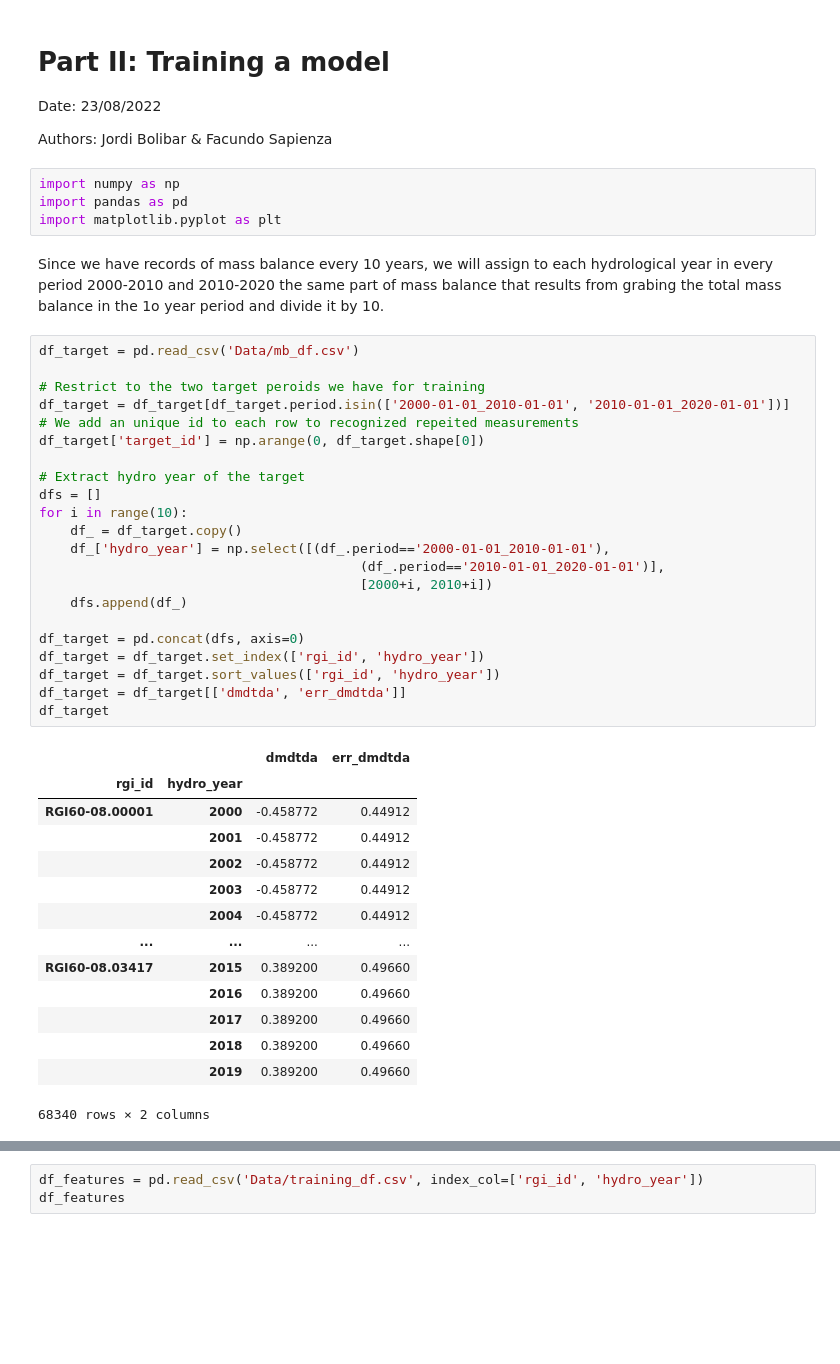
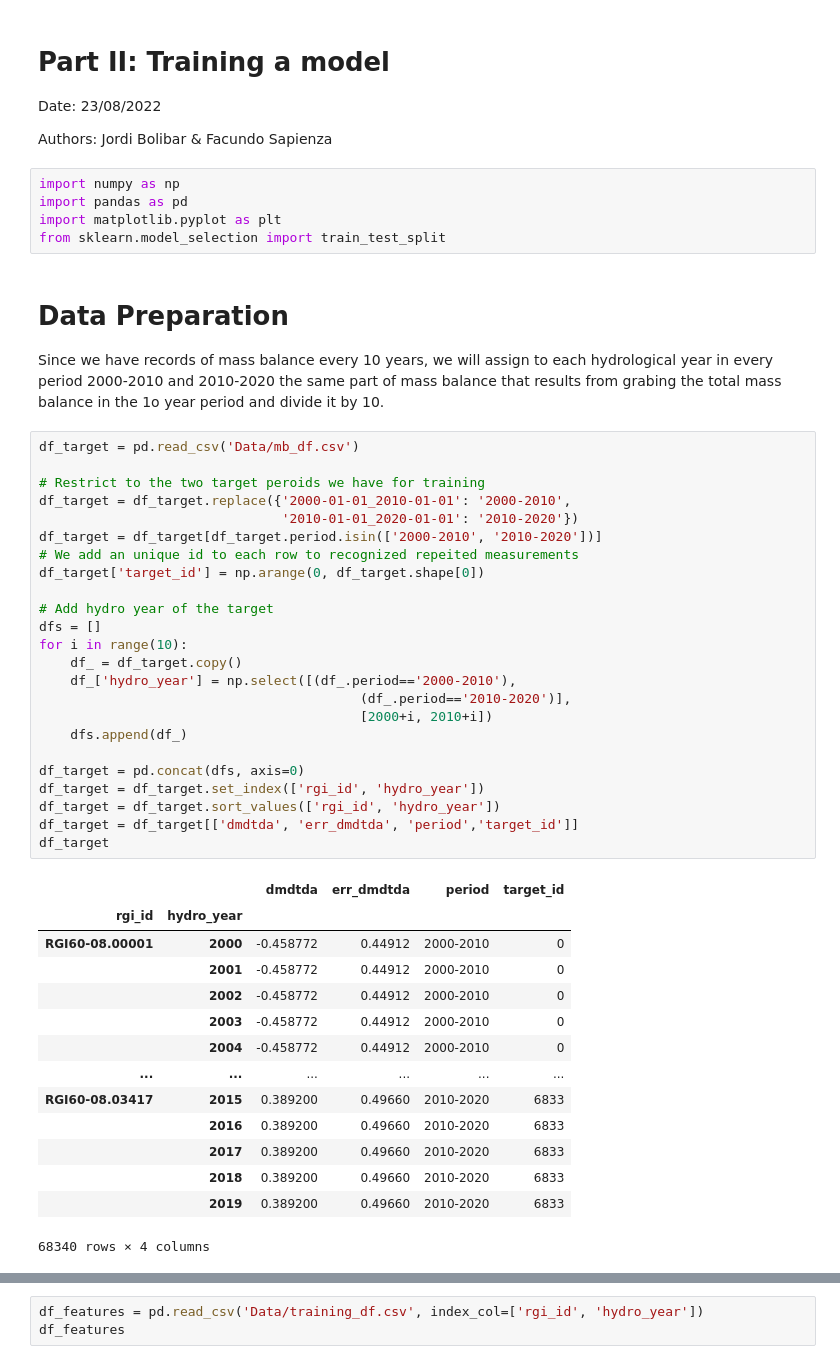
Before and after one commit to Machine-Learning-in-Glaciology-Workshop/Project_MB_Regression, a Jupyter notebook: 2_Training.ipynb, the cells around one changed output, grey strips where cells are left out. Saved outputs shown, nothing was run; the diff lists cells and outputs as text; blank space fills up the shorter version.

Commit message:
[WIP] Data setup and some models

```diff
--- a/2_Training.ipynb
+++ b/2_Training.ipynb
@@ -8,42 +8,47 @@ Authors: Jordi Bolibar & Facundo Sapienza
 import numpy as np
 import pandas as pd
 import matplotlib.pyplot as plt
+from sklearn.model_selection import train_test_split
 # %% [markdown]
+# Data Preparation
+
 Since we have records of mass balance every 10 years, we will assign to each hydrological year in every period 2000-2010 and 2010-2020 the same part of mass balance that results from grabing the total mass balance in the 1o year period and divide it by 10.
 # %%
 df_target = pd.read_csv('Data/mb_df.csv')
 
 # Restrict to the two target peroids we have for training
-df_target = df_target[df_target.period.isin(['2000-01-01_2010-01-01', '2010-01-01_2020-01-01'])]
+df_target = df_target.replace({'2000-01-01_2010-01-01': '2000-2010',
+                               '2010-01-01_2020-01-01': '2010-2020'})
+df_target = df_target[df_target.period.isin(['2000-2010', '2010-2020'])]
 # We add an unique id to each row to recognized repeited measurements
 df_target['target_id'] = np.arange(0, df_target.shape[0])
 
-# Extract hydro year of the target
+# Add hydro year of the target
 dfs = []
 for i in range(10):
     df_ = df_target.copy()
-    df_['hydro_year'] = np.select([(df_.period=='2000-01-01_2010-01-01'),
-                                         (df_.period=='2010-01-01_2020-01-01')],
+    df_['hydro_year'] = np.select([(df_.period=='2000-2010'),
+                                         (df_.period=='2010-2020')],
                                          [2000+i, 2010+i])
     dfs.append(df_)
 
 df_target = pd.concat(dfs, axis=0)
 df_target = df_target.set_index(['rgi_id', 'hydro_year'])
 df_target = df_target.sort_values(['rgi_id', 'hydro_year'])
-df_target = df_target[['dmdtda', 'err_dmdtda']]
+df_target = df_target[['dmdtda', 'err_dmdtda', 'period','target_id']]
 df_target
 # %% [output]
-|  |  | dmdtda | err_dmdtda |
-| rgi_id | hydro_year |  |  |
-| RGI60-08.00001 | 2000 | -0.458772 | 0.44912 |
-|  | 2001 | -0.458772 | 0.44912 |
-|  | 2002 | -0.458772 | 0.44912 |
-|  | 2003 | -0.458772 | 0.44912 |
-|  | 2004 | -0.458772 | 0.44912 |
-| ... | ... | ... | ... |
-| RGI60-08.03417 | 2015 | 0.389200 | 0.49660 |
-|  | 2016 | 0.389200 | 0.49660 |
-|  | 2017 | 0.389200 | 0.49660 |
-|  | 2018 | 0.389200 | 0.49660 |
-|  | 2019 | 0.389200 | 0.49660 |
+|  |  | dmdtda | err_dmdtda | period | target_id |
+| rgi_id | hydro_year |  |  |  |  |
+| RGI60-08.00001 | 2000 | -0.458772 | 0.44912 | 2000-2010 | 0 |
+|  | 2001 | -0.458772 | 0.44912 | 2000-2010 | 0 |
+|  | 2002 | -0.458772 | 0.44912 | 2000-2010 | 0 |
+|  | 2003 | -0.458772 | 0.44912 | 2000-2010 | 0 |
+|  | 2004 | -0.458772 | 0.44912 | 2000-2010 | 0 |
+| ... | ... | ... | ... | ... | ... |
+| RGI60-08.03417 | 2015 | 0.389200 | 0.49660 | 2010-2020 | 6833 |
+|  | 2016 | 0.389200 | 0.49660 | 2010-2020 | 6833 |
+|  | 2017 | 0.389200 | 0.49660 | 2010-2020 | 6833 |
+|  | 2018 | 0.389200 | 0.49660 | 2010-2020 | 6833 |
+|  | 2019 | 0.389200 | 0.49660 | 2010-2020 | 6833 |
-68340 rows × 2 columns
+68340 rows × 4 columns
```
Also changed, not shown: parts of 33 cells of this notebook.
